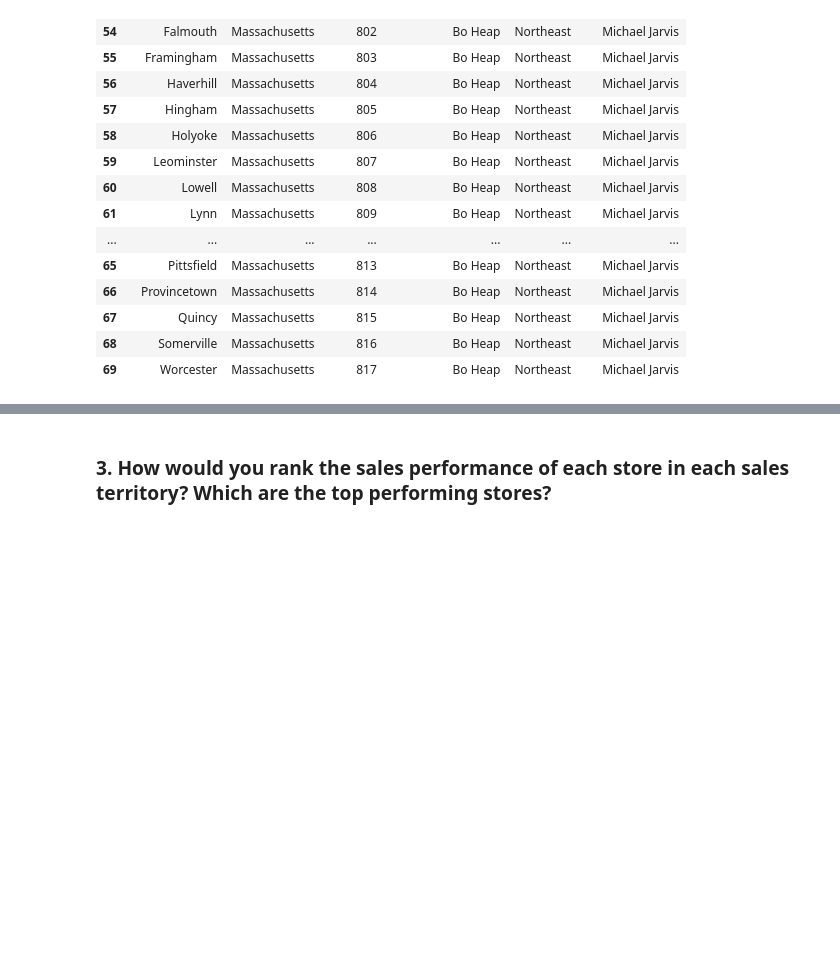
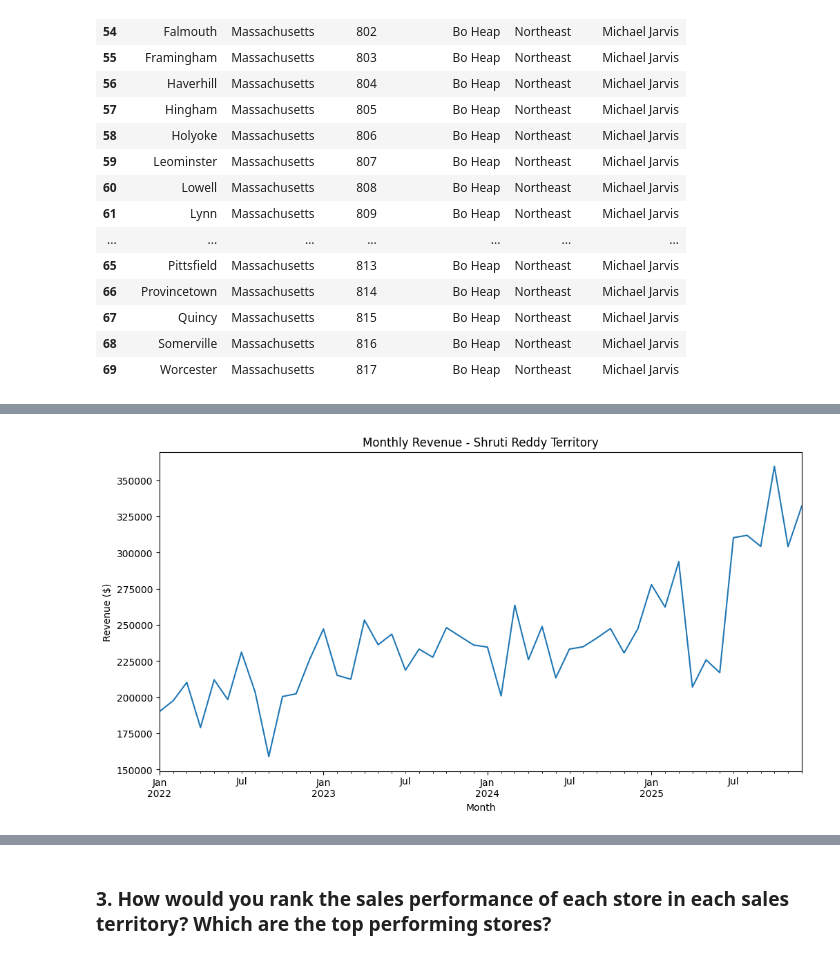
Before and after one commit to wlpoindexter/Capstone_2, a Jupyter notebook: poindexter_sales_analysis.ipynb, the cells around one changed output, grey strips where cells are left out. Cells and saved outputs as stored; diff of their text form; code cells hidden in the pictures; blank space fills up the shorter version.

```diff
--- a/poindexter_sales_analysis.ipynb
+++ b/poindexter_sales_analysis.ipynb
@@ -256,0 +248,4 @@ plt.show()
+# %%
+shruti_sales = sales_with_stores[sales_with_stores["Territory Manager"] == "Shruti Reddy"].copy()
+
+shruti_sales.head()
@@ -256,0 +259,10 @@ plt.show()
+# %%
+shruti_sales["Transaction Date"] = pd.to_datetime(shruti_sales["Transaction Date"])
+
+shruti_sales["YearMonth"] = shruti_sales["Transaction Date"].dt.to_period("M")
+# %%
+shruti_monthly_revenue = shruti_sales.groupby("YearMonth")["Sale Amount"].sum()
+
+shruti_monthly_revenue
+
+shruti_monthly_revenue
@@ -256,0 +287,12 @@ plt.show()
+# %%
+# Shruti Reddy Monthly revenue chart
+
+shruti_monthly_revenue.plot(kind="line",figsize=(12,6))
+
+plt.title("Monthly Revenue - Shruti Reddy Territory")
+plt.ylabel("Revenue ($)")
+plt.xlabel("Month")
+
+plt.show()
+# %% [output]
+[figure, added]
```
Also changed, not shown: parts of 47 cells of this notebook.
